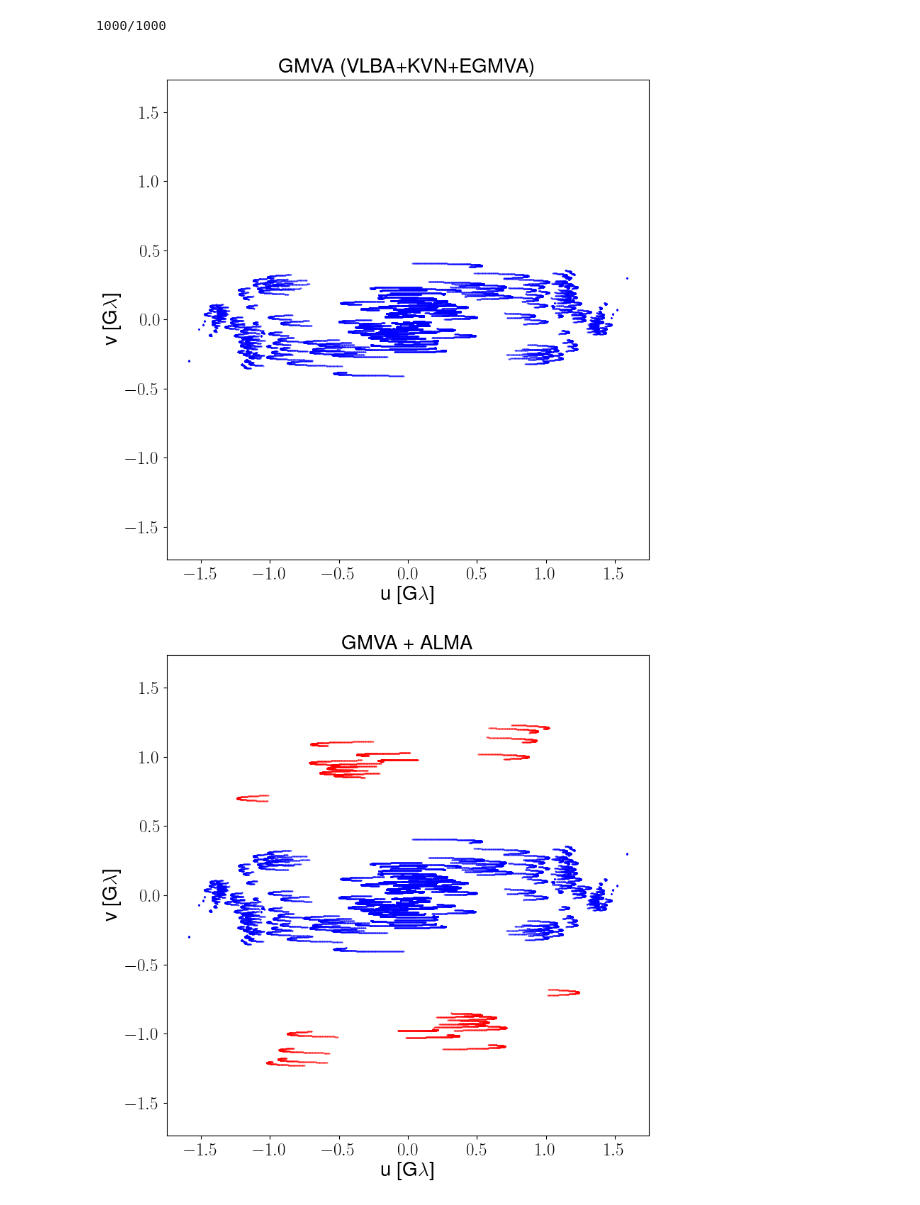
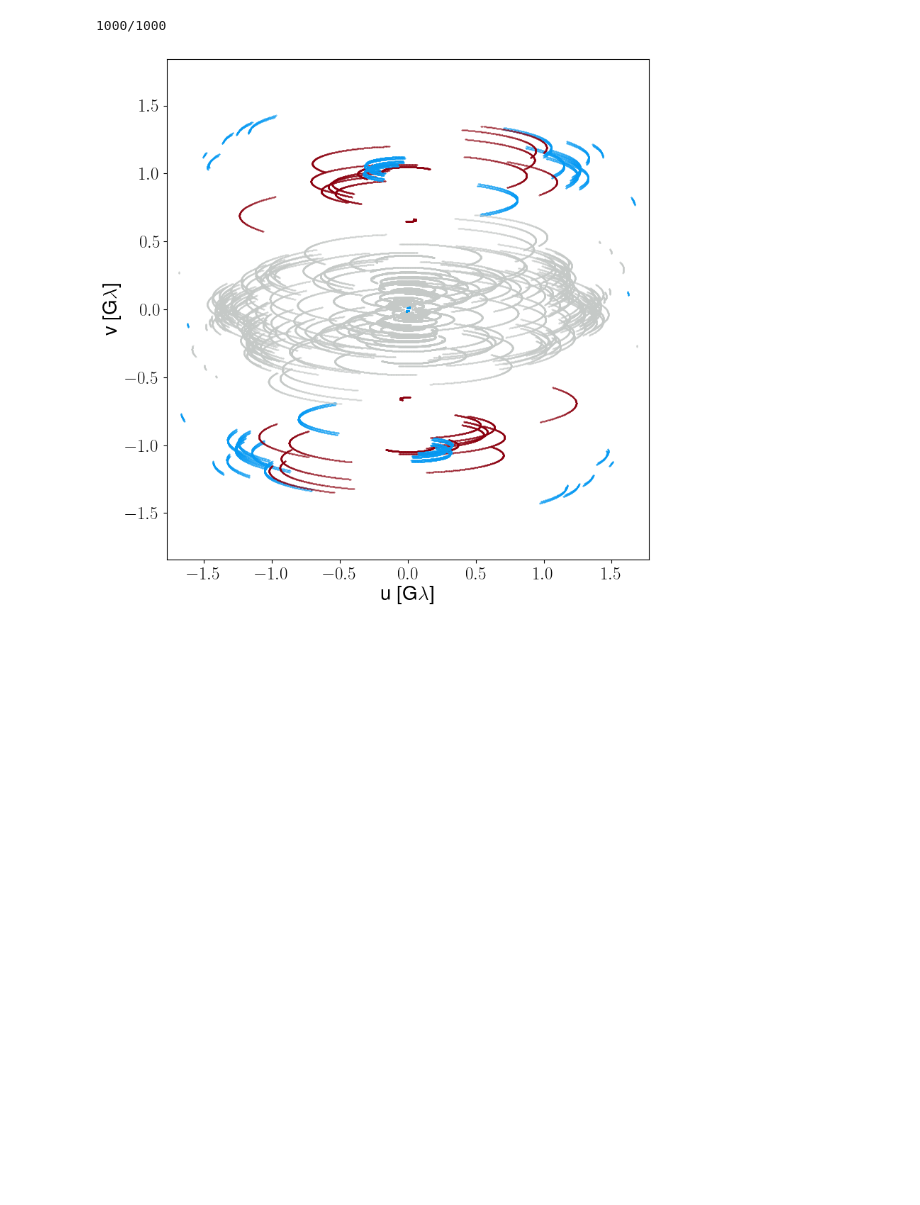
Before and after one commit to flep198/vlbi_visualizer, a Jupyter notebook: VLBI_visualizer.ipynb, the cells around one changed output. Drawn from its saved outputs; the diff is of its cells as text; code cells hidden in the pictures; blank space fills up the shorter version.

```diff
--- a/VLBI_visualizer.ipynb
+++ b/VLBI_visualizer.ipynb
@@ -372,65 +373,65 @@ ngVLA_LBA_german=[["17:45:24","064:35:01"],["18:20:39","066:45:10"],["42:56:01",
             ["33:12:34","106:03:15"],["33:28:20","101:12:18"],["31:57:17","108:33:54"],
             ["28:24:56","108:21:36"],["34:07:43","110:05:59"],[50.523800, 6.884231]]#,[50.979389, 11.710282],[48.500623, 11.287344]]
 
-gmva=[[41.77165, -91.574133],[30.635214, -103.944826],
+gmva=[[42.93362, -71.98681],[41.77165, -91.574133],[30.635214, -103.944826],
         [35.775289, -106.24559],[34.30107, -108.11912],[31.956253, -111.612361],
-        [37.23176, -118.27714],[48.13117, -119.68325],[19.80159, -155.45581],[38.433056, -79.839722],
-      [50.525, 6.883333],[57.395974, 11.925778],[60.218699, 24.393835],[40.524370, -3.088596],
+        [37.23176, -118.27714],[48.13117, -119.68325],[19.80159, -155.45581],[17.75652, -64.58376],
+      [50.525, 6.883333],[57.395974, 11.925778],[60.218699, 24.393835],[40.524370, -3.088596],[36.876636, 14.988410],
       [37.564765, 126.940457],[35.545553, 129.249959],[33.288925, 126.459546]]
 
-gmva_alma=[[41.77165, -91.574133],[30.635214, -103.944826],
+gmva_alma=[[42.93362, -71.98681],[41.77165, -91.574133],[30.635214, -103.944826],
         [35.775289, -106.24559],[34.30107, -108.11912],[31.956253, -111.612361],
-        [37.23176, -118.27714],[48.13117, -119.68325],[19.80159, -155.45581],[38.433056, -79.839722],
-      [50.525, 6.883333],[57.395974, 11.925778],[60.218699, 24.393835],[40.524370, -3.088596],
+        [37.23176, -118.27714],[48.13117, -119.68325],[19.80159, -155.45581],[17.75652, -64.58376],
+      [50.525, 6.883333],[57.395974, 11.925778],[60.218699, 24.393835],[40.524370, -3.088596],[36.876636, 14.988410],
       [37.564765, 126.940457],[35.545553, 129.249959],[33.288925, 126.459546],[-23.025172, -67.756752]]
 
-gmva_alma_atca=[[41.77165, -91.574133],[30.635214, -103.944826],
+gmva_alma_atca=[[42.93362, -71.98681],[41.77165, -91.574133],[30.635214, -103.944826],
         [35.775289, -106.24559],[34.30107, -108.11912],[31.956253, -111.612361],
-        [37.23176, -118.27714],[48.13117, -119.68325],[19.80159, -155.45581],[38.433056, -79.839722],
-      [50.525, 6.883333],[57.395974, 11.925778],[60.218699, 24.393835],[40.524370, -3.088596],
+        [37.23176, -118.27714],[48.13117, -119.68325],[19.80159, -155.45581],[17.75652, -64.58376],
+      [50.525, 6.883333],[57.395974, 11.925778],[60.218699, 24.393835],[40.524370, -3.088596],[36.876636, 14.988410],
       [37.564765, 126.940457],[35.545553, 129.249959],[33.288925, 126.459546],[-23.025172, -67.756752],[-30.314097, 149.564473],
                 [-31.2677, 149.1]]
 # %%
 plt.rcParams.update({
     "text.usetex": True,
     "font.family": "Helvetica"
 })
 
 
-source=[34.45,1.747] #PKS 0215+015
-fit=plt.figure(figsize=(8,8))
+sources=[[226.1,10.49]] #PKS 0215+015
 
-uv_coverage1=simulateUV(gmva,source,n_iter=1000,elev_lim=10,obsstart=0,obsend=24)
-uv_coverage2=simulateUV(gmva_alma,source,n_iter=1000,elev_lim=10,obsstart=0,obsend=24)
-uv_coverage3=simulateUV(gmva_alma_atca,source,n_iter=1000,elev_lim=10,obsstart=0,obsend=24)
+for source in sources:
+    fit=plt.figure(figsize=(8,8))
 
-plotUVdata(uv_coverage1,wavelength=7e-6)
+    uv_coverage1=simulateUV(gmva,source,n_iter=1000,elev_lim=10,obsstart=0,obsend=24)
+    uv_coverage2=simulateUV(gmva_alma,source,n_iter=1000,elev_lim=10,obsstart=0,obsend=24)
+    uv_coverage3=simulateUV(gmva_alma_atca,source,n_iter=1000,elev_lim=10,obsstart=0,obsend=24)
 
-plt.title("GMVA (VLBA+KVN+EGMVA)",fontsize=20)
-plt.axis('equal')
-plt.tight_layout()
-plt.savefig("uvplaneGMVA.pdf")
-plt.show()
+    """
+    plotUVdata(uv_coverage1,wavelength=7e-6)
+    plt.axis('equal')
+    plt.tight_layout()
+    plt.savefig("uvplaneGMVA.png",dpi=300)
+    plt.show()
 
-fit=plt.figure(figsize=(8,8))
-highlight_baselines=getHighlightBaselines(gmva_alma,[16])
-plotUVdata(uv_coverage2,highlight_baselines=[highlight_baselines],wavelength=7e-6)
-plt.axis('equal')
-plt.title("GMVA + ALMA",fontsize=20)
-plt.tight_layout()
-plt.savefig("uvplaneGMVA+AlMA.pdf")
-plt.show()
+    fit=plt.figure(figsize=(8,8))
+    highlight_baselines=getHighlightBaselines(gmva_alma,[18])
+    plotUVdata(uv_coverage2,highlight_baselines=[highlight_baselines],wavelength=7e-6)
+    plt.axis('equal')
+    plt.tight_layout()
+    plt.savefig("uvplaneGMVA+AlMA.png",dpi=300)
+    plt.show()
 
-fit=plt.figure(figsize=(8,8))
-highlight_baselines=getHighlightBaselines(gmva_alma_atca,[16])
-highlight_baselines2=getHighlightBaselines(gmva_alma_atca,[17,18])
-plotUVdata(uv_coverage3,highlight_baselines=[highlight_baselines,highlight_baselines2],wavelength=7e-6)
-plt.axis('equal')
-plt.title("GMVA + ALMA + ATCA/Mopra",fontsize=20)
-plt.tight_layout()
-plt.savefig("uvplaneGMVA+ALMA+ATCA+MOPRA.pdf")
-plt.show()
+    fit=plt.figure(figsize=(8,8))
+    """
+
+    highlight_baselines=getHighlightBaselines(gmva_alma_atca,[18])
+    highlight_baselines2=getHighlightBaselines(gmva_alma_atca,[19,20])
+    plotUVdata(uv_coverage3,highlight_baselines=[highlight_baselines,highlight_baselines2],baseline_colors=["#c5c9c7","#8c000f","#069af3"],wavelength=7e-6)
+    plt.axis('equal')
+    plt.tight_layout()
+    plt.savefig("uvplaneGMVA+ALMA+ATCA+MOPRA.png",dpi=300)
+    plt.show()
 # %% [output]
 1000/1000
-[figure, old version]
+[figure, new version]
-[figure, removed]
```
Also changed, not shown: parts of 3 cells of this notebook, 5 other files.
